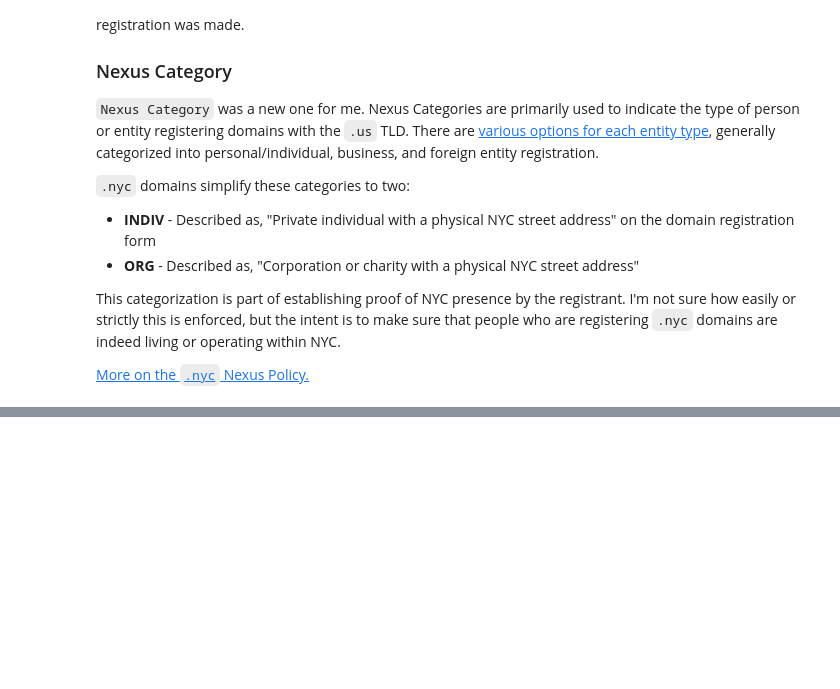
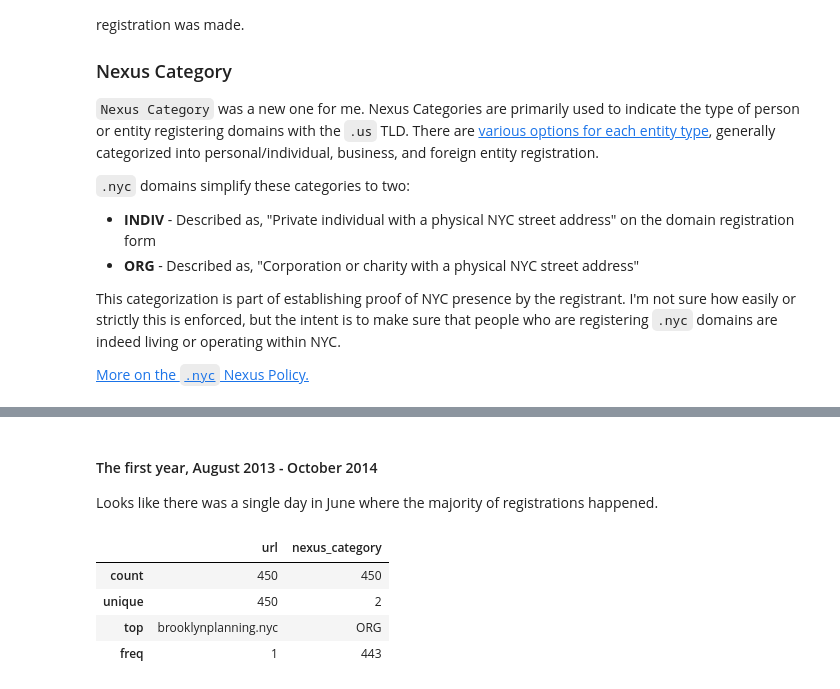
Before and after one commit to BK610/all-of-nyc, a Jupyter notebook: jupyter/Results.ipynb, the cells around one changed output, grey strips where cells are left out. Saved outputs shown, nothing was run; the diff lists cells and outputs as text; code cells hidden in the pictures; blank space fills up the shorter version.

```diff
--- a/jupyter/Results.ipynb
+++ b/jupyter/Results.ipynb
@@ -77,0 +191,12 @@ This categorization is part of establishing proof of NYC presence by the registr
+# %% [markdown]
+#### The first year, August 2013 - October 2014
+
+Looks like there was a single day in June where the majority of registrations happened.
+# %%
+first_year.describe()
+# %% [output]
+|  | url | nexus_category |
+| count | 450 | 450 |
+| unique | 450 | 2 |
+| top | brooklynplanning.nyc | ORG |
+| freq | 1 | 443 |
```
Also changed, not shown: parts of 12 cells of this notebook, 1 other file.
